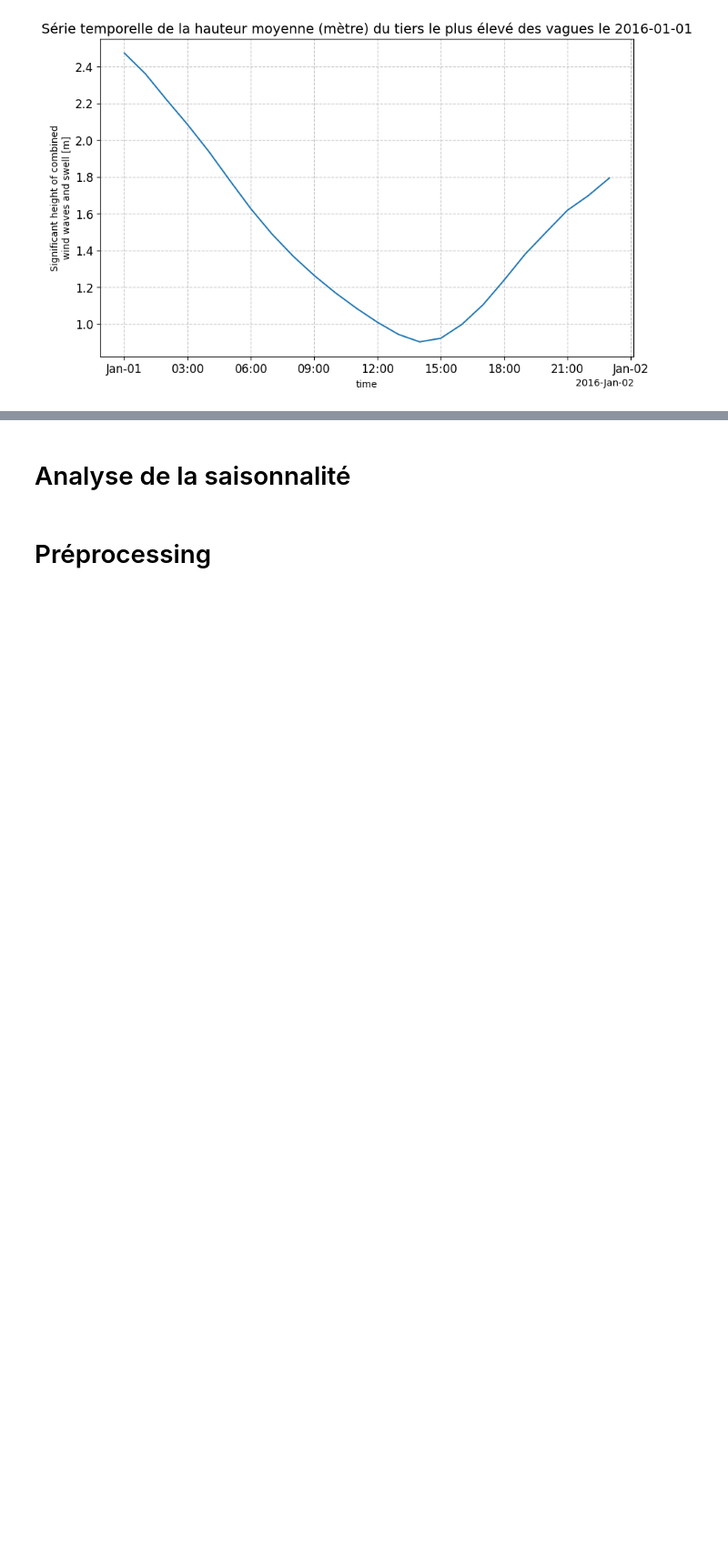
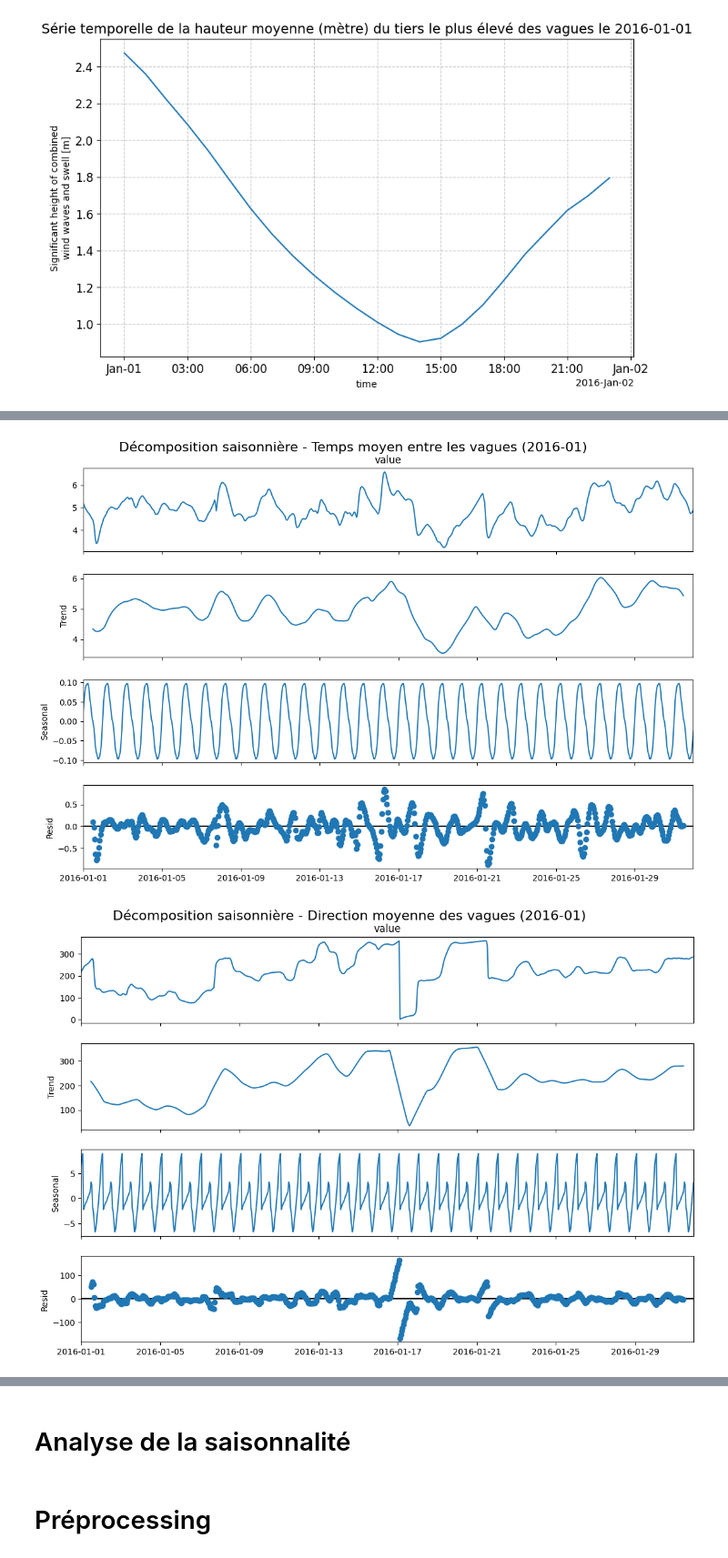
Before and after one commit to vonguyenthaonhi/SERIE-TEMPORELLE-MOSEF, a Jupyter notebook: projet.ipynb, the cells around one changed output, grey strips where cells are left out. Shown at 91% size. Cells and saved outputs as stored; diff of their text form; code cells hidden in the pictures; blank space fills up the shorter version.

Commit message:
décomposition saisonniere

```diff
--- a/projet.ipynb
+++ b/projet.ipynb
@@ -293,0 +324,37 @@ for table in tables:
+# %%
+
+# Mois spécifique à analyser (exemple : janvier 2016)
+mois_filtre = "2016-01"
+
+# Liste des tables NetCDF
+tables = {
+    "Temps moyen entre les vagues": temps_moyen_entre_les_vagues_2016_mer_du_nord,
+    "Direction moyenne des vagues": direction_moyene_des_vagues_2016_mer_du_nord,
+    "Période des vagues énergétiques": temps_moyen_entre_les_vagues_energetiques_2016_mer_du_nord,
+    "Hauteur moyenne des vagues les plus hautes": hauteur_moyenne_du_tier_des_vagues_les_plus_hautes_2016_mer_du_nord,
+}
+
+# Processus automatisé pour chaque table
+for name, data in tables.items():
+    # Filtrer les données pour le mois spécifié
+    data_filtre = data.sel(time=slice(f"{mois_filtre}-01", f"{mois_filtre}-31"))
+
+    # Convertir en DataFrame compatible avec statsmodels
+    df = pd.DataFrame({"time": data_filtre["time"].values, "value": data_filtre.values}).set_index("time")
+
+    # Vérifier qu'il y a des données après filtrage
+    if len(df) == 0:
+        print(f"Pas de données disponibles pour {name} en {mois_filtre}.")
+        continue
+
+    # Effectuer la décomposition saisonnière
+    decomposition = seasonal_decompose(df["value"], model="additive", period=24)  # Période = 24 heures (ajustable)
+
+    # Tracer le résultat
+    fig = decomposition.plot()
+    fig.suptitle(f"Décomposition saisonnière - {name} ({mois_filtre})", fontsize=16)  # Ajouter un titre
+    fig.set_size_inches(12, 8)  # Ajuster la taille du graphique
+    plt.show()
+# %% [output]
+[figure, added]
+[figure, added]
```
Also changed, not shown: parts of 5 cells of this notebook.
